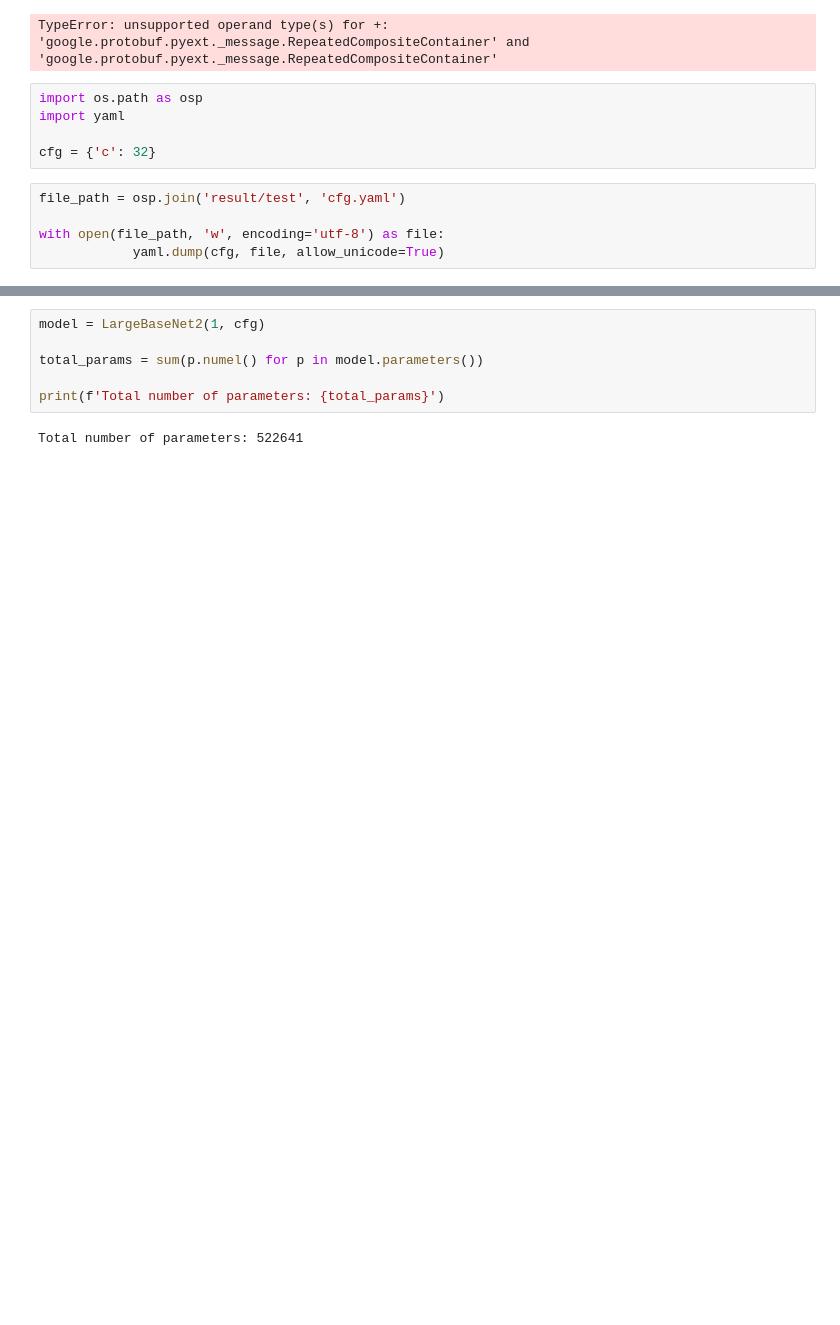
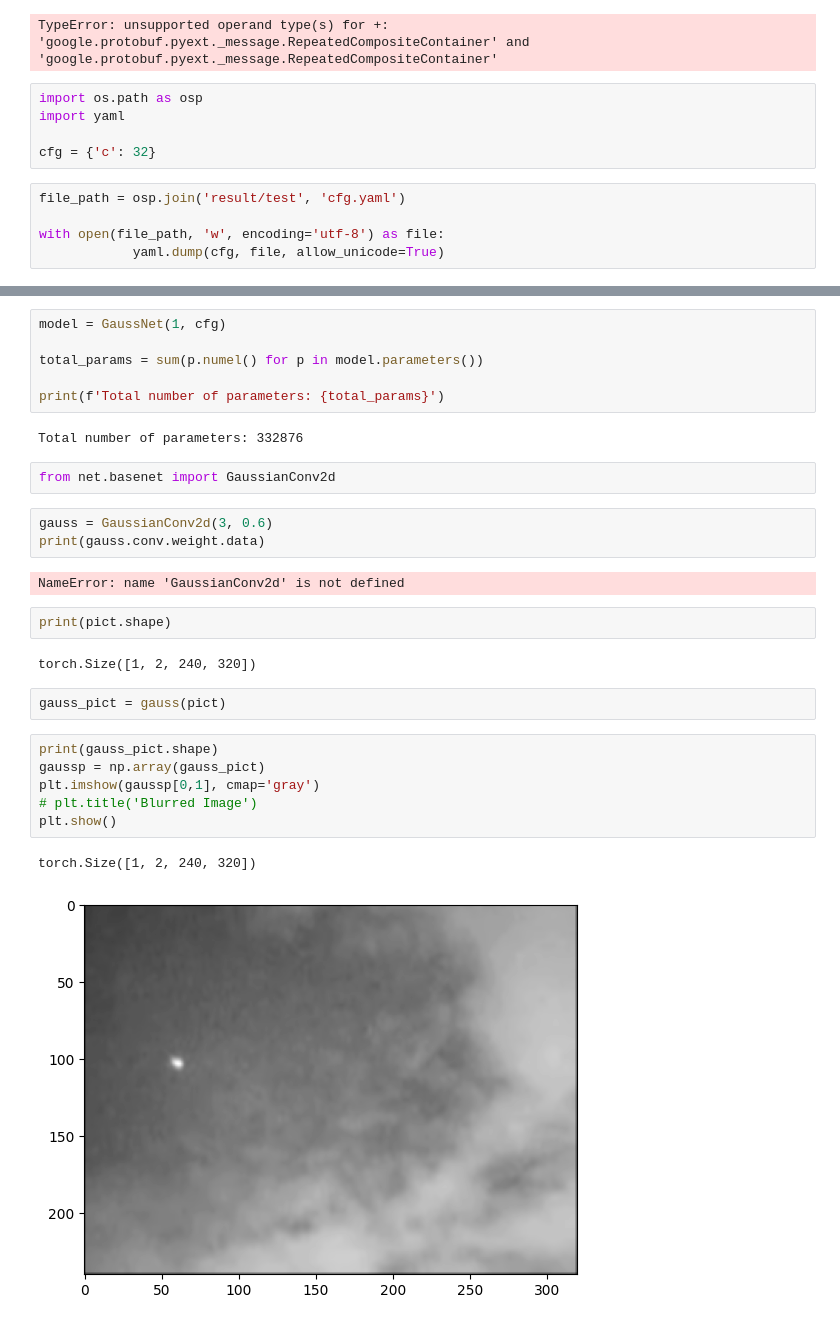
Before and after one commit to HaoranShivs/infraredDimTargetDetection, a Jupyter notebook: infraredDimPictureProcess1.ipynb, the cells around one changed output, grey strips where cells are left out. Cells and saved outputs as stored; diff of their text form; blank space fills up the shorter version.

```diff
--- a/infraredDimPictureProcess1.ipynb
+++ b/infraredDimPictureProcess1.ipynb
@@ -248,8 +250,30 @@ print(cfg)
 # %%
-model = LargeBaseNet2(1, cfg)
+model = GaussNet(1, cfg)
 
 total_params = sum(p.numel() for p in model.parameters())
 
 print(f'Total number of parameters: {total_params}')
 # %% [output]
-Total number of parameters: 522641
+Total number of parameters: 332876
+# %%
+from net.basenet import GaussianConv2d
+# %%
+gauss = GaussianConv2d(3, 0.6)
+print(gauss.conv.weight.data)
+# %% [output]
+NameError: name 'GaussianConv2d' is not defined
+# %%
+print(pict.shape)
+# %% [output]
+torch.Size([1, 2, 240, 320])
+# %%
+gauss_pict = gauss(pict)
+# %%
+print(gauss_pict.shape)
+gaussp = np.array(gauss_pict)
+plt.imshow(gaussp[0,1], cmap='gray')
+# plt.title('Blurred Image')
+plt.show()
+# %% [output]
+torch.Size([1, 2, 240, 320])
+[figure, added]
```
Also changed, not shown: parts of 3 cells of this notebook, 5 other files.
